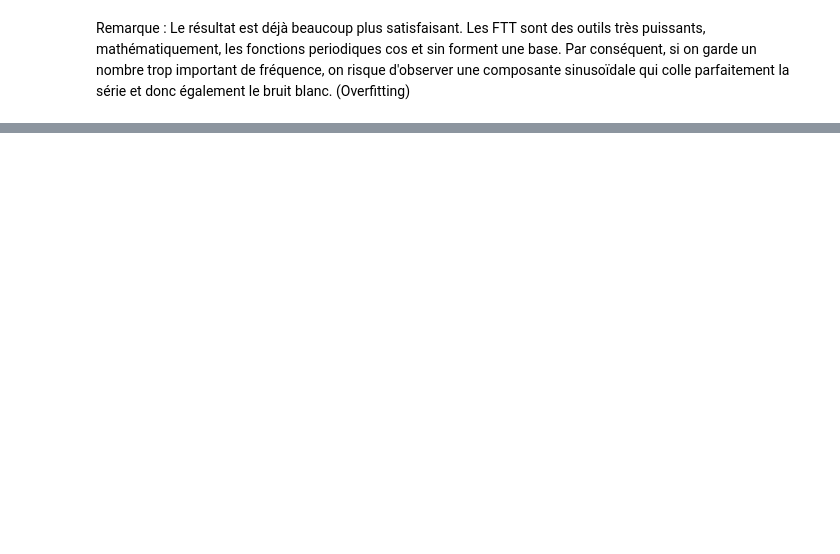
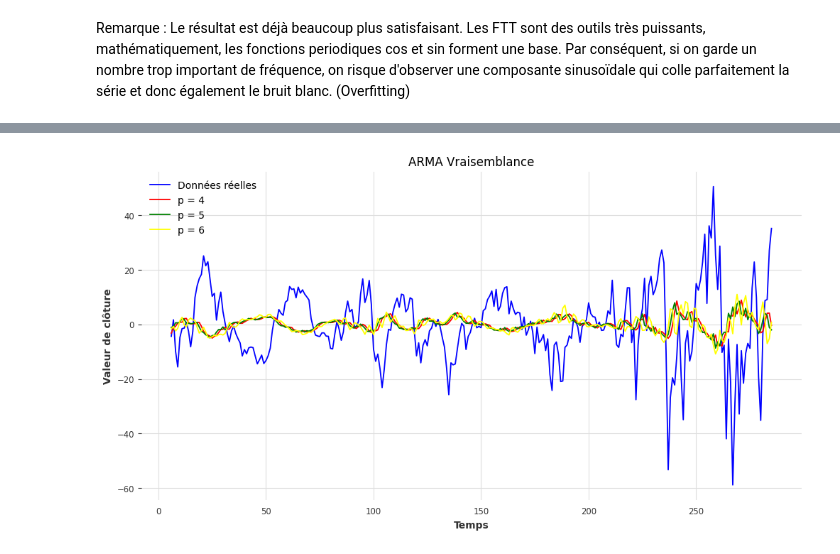
Before and after one commit to qu-sns/temporal_series, a Jupyter notebook: series_temporelles.ipynb, the cells around one changed output, grey strips where cells are left out. Saved outputs shown, nothing was run; the diff lists cells and outputs as text; code cells hidden in the pictures; blank space fills up the shorter version.

```diff
--- a/series_temporelles.ipynb
+++ b/series_temporelles.ipynb
@@ -497,0 +751,17 @@ Remarque : Le résultat est déjà beaucoup plus satisfaisant. Les FTT sont des
+# %%
+# Fonction de log-vraisemblance conditionnelle (On prend le négatif pour minimiser)
+def log_vraisemblance(parametres, p, stationnaire_serie):
+    phi = parametres[:p]  # Les p premiers paramètres sont pour phi
+    sigma = parametres[p]  # Le paramètre à l'indice p + 1 est sigma
+    T = len(stationnaire_serie)
+    r = 0   # Résultat
+    A = 0   # Partie droite formule (avec les sommes)
+    for t in range(p + 1, T):
+        B = 0
+        for j in range(p):
+            B += phi[j] * stationnaire_serie[j - t]
+        A += (stationnaire_serie[t] - B) ** 2
+
+    r += ((T - p) / 2) * np.log(sigma ** 2)
+    r += (1 / (2 * sigma ** 2)) * A
+    return r
@@ -497,0 +802,42 @@ Remarque : Le résultat est déjà beaucoup plus satisfaisant. Les FTT sont des
+# %%
+# Visualisation graphique
+# p = 4
+serie_p4 = [phi_4[0] * stationnaire_serie[k - 1] +
+            phi_4[1] * stationnaire_serie[k - 2] +
+            phi_4[2] * stationnaire_serie[k - 3] +
+            phi_4[3] * stationnaire_serie[k - 4]
+            for k in range(6, len(stationnaire_serie))]
+
+# p = 5
+serie_p5 = [phi_5[0] * stationnaire_serie[k - 1] +
+            phi_5[1] * stationnaire_serie[k - 2] +
+            phi_5[2] * stationnaire_serie[k - 3] +
+            phi_5[3] * stationnaire_serie[k - 4] +
+            phi_5[4] * stationnaire_serie[k - 5]
+            for k in range(6, len(stationnaire_serie))]
+
+# p = 6
+serie_p6 = [phi_6[0] * stationnaire_serie[k - 1] +
+            phi_6[1] * stationnaire_serie[k - 2] +
+            phi_6[2] * stationnaire_serie[k - 3] +
+            phi_6[3] * stationnaire_serie[k - 4] +
+            phi_6[4] * stationnaire_serie[k - 5] +
+            phi_6[5] * stationnaire_serie[k - 6]
+            for k in range(6, len(stationnaire_serie))]
+
+abscisse = [i for i in range(6, len(stationnaire_serie))]
+serie_originale = [stationnaire_serie[k] for k in range(6, len(stationnaire_serie))]
+
+# Data visualization
+plt.figure(figsize=(12, 6))
+plt.plot(abscisse, serie_originale, label='Données réelles', color='blue')
+plt.plot(abscisse, serie_p4, label='p = 4', color='red')
+plt.plot(abscisse, serie_p5, label='p = 5', color='green')
+plt.plot(abscisse, serie_p6, label='p = 6', color='yellow')
+plt.xlabel('Temps')
+plt.ylabel('Valeur de clôture')
+plt.title('ARMA Vraisemblance')
+plt.legend()
+plt.show()
+# %% [output]
+[figure, added]
```
Also changed, not shown: parts of 39 cells of this notebook.
